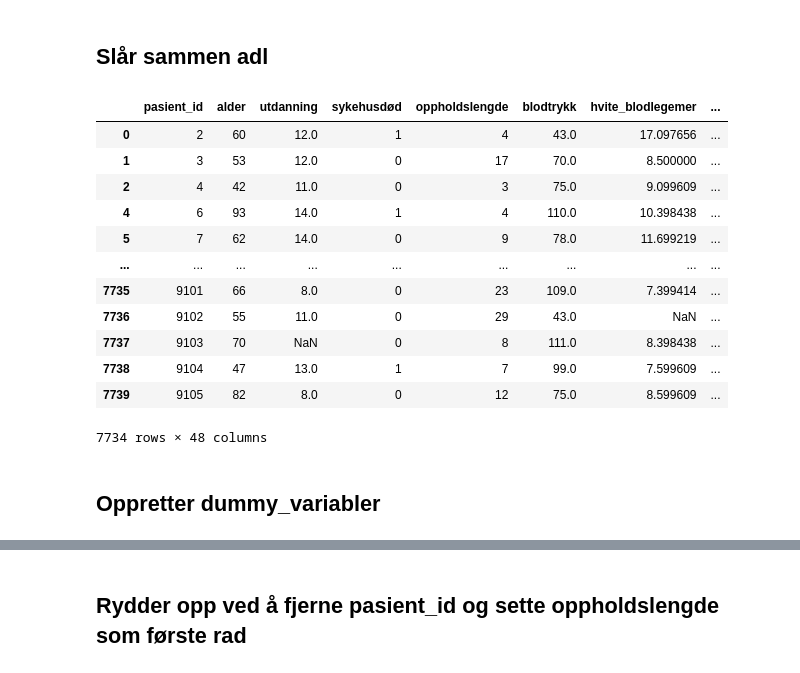
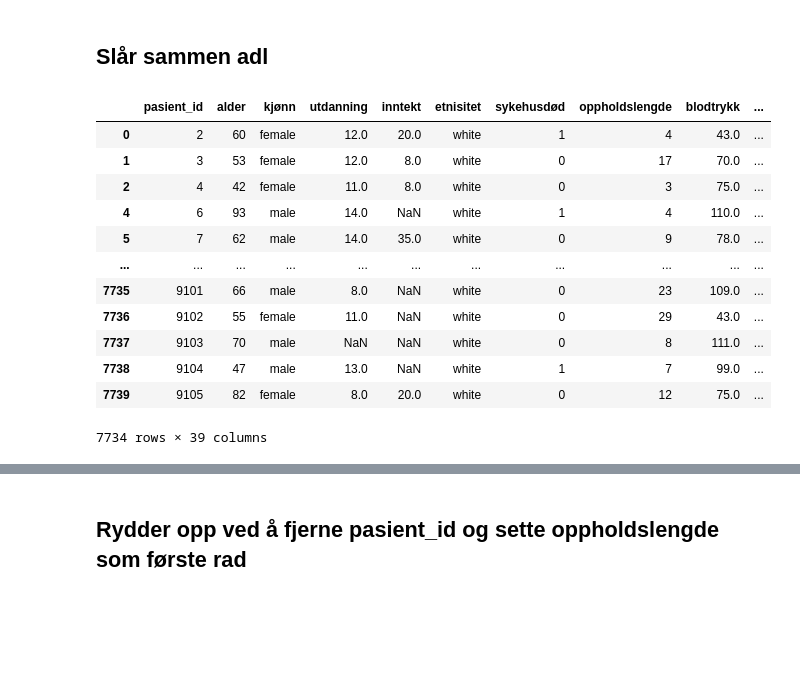
Before and after one commit to JakobBerg-Projects/Data-Science-Sykehusopphold, a Jupyter notebook: src/datatilberedning.ipynb, the cells around one changed output, grey strips where cells are left out. Saved outputs shown, nothing was run; the diff lists cells and outputs as text; code cells hidden in the pictures; blank space fills up the shorter version.

```diff
--- a/src/datatilberedning.ipynb
+++ b/src/datatilberedning.ipynb
@@ -137,3 +151,0 @@ pasient_info_df
-# %%
-pasient_info_df = pd.get_dummies(pasient_info_df, columns=['kjønn'], drop_first=True)
-pasient_info_df
@@ -156,8 +152,2 @@ pasient_info_df
-# %%
-pasient_info_df = pd.get_dummies(pasient_info_df, columns=['etnisitet'], dummy_na=True)
 # %% [markdown]
 ## Mapper Inntekt til dummyvariabler
-# %%
-
-pasient_info_df = pd.get_dummies(pasient_info_df, columns=['inntekt'], dummy_na=True)
-pasient_info_df
@@ -177,0 +154,9 @@ pasient_info_df
+# %%
+income_mapping ={
+    'under $11k': 8,
+    '$11-$25k' : 20,
+    '$25-$50k':35,
+    '>$50k ' : 60
+}
+pasient_info_df['inntekt'] = pasient_info_df['inntekt'].map(income_mapping)
+pasient_info_df
@@ -180,27 +179,24 @@ pasient_info_df
 # %%
 # Attempt to use 'adl_pasient' first
 pasient_info_df['adl'] = pasient_info_df['adl_pasient']
 
 # Where 'adl_pasient' is missing, use 'adl_stedfortreder'
 pasient_info_df['adl'].fillna(pasient_info_df['adl_stedfortreder'], inplace=True)
 
 # Drop the original columns
 pasient_info_df.drop(columns=['adl_pasient', 'adl_stedfortreder'], inplace=True)
-pasient_info_df['adl'].fillna(pasient_info_df['adl'].median(), inplace=True)
 pasient_info_df
 # %% [output]
-|  | pasient_id | alder | utdanning | sykehusdød | oppholdslengde | blodtrykk | hvite_blodlegemer | ... |
-| 0 | 2 | 60 | 12.0 | 1 | 4 | 43.0 | 17.097656 | ... |
-| 1 | 3 | 53 | 12.0 | 0 | 17 | 70.0 | 8.500000 | ... |
-| 2 | 4 | 42 | 11.0 | 0 | 3 | 75.0 | 9.099609 | ... |
-| 4 | 6 | 93 | 14.0 | 1 | 4 | 110.0 | 10.398438 | ... |
-| 5 | 7 | 62 | 14.0 | 0 | 9 | 78.0 | 11.699219 | ... |
-| ... | ... | ... | ... | ... | ... | ... | ... | ... |
-| 7735 | 9101 | 66 | 8.0 | 0 | 23 | 109.0 | 7.399414 | ... |
-| 7736 | 9102 | 55 | 11.0 | 0 | 29 | 43.0 | NaN | ... |
-| 7737 | 9103 | 70 | NaN | 0 | 8 | 111.0 | 8.398438 | ... |
-| 7738 | 9104 | 47 | 13.0 | 1 | 7 | 99.0 | 7.599609 | ... |
-| 7739 | 9105 | 82 | 8.0 | 0 | 12 | 75.0 | 8.599609 | ... |
+|  | pasient_id | alder | kjønn | utdanning | inntekt | etnisitet | sykehusdød | oppholdslengde | blodtrykk | ... |
+| 0 | 2 | 60 | female | 12.0 | 20.0 | white | 1 | 4 | 43.0 | ... |
+| 1 | 3 | 53 | female | 12.0 | 8.0 | white | 0 | 17 | 70.0 | ... |
+| 2 | 4 | 42 | female | 11.0 | 8.0 | white | 0 | 3 | 75.0 | ... |
+| 4 | 6 | 93 | male | 14.0 | NaN | white | 1 | 4 | 110.0 | ... |
+| 5 | 7 | 62 | male | 14.0 | 35.0 | white | 0 | 9 | 78.0 | ... |
+| ... | ... | ... | ... | ... | ... | ... | ... | ... | ... | ... |
+| 7735 | 9101 | 66 | male | 8.0 | NaN | white | 0 | 23 | 109.0 | ... |
+| 7736 | 9102 | 55 | female | 11.0 | NaN | white | 0 | 29 | 43.0 | ... |
+| 7737 | 9103 | 70 | male | NaN | NaN | white | 0 | 8 | 111.0 | ... |
+| 7738 | 9104 | 47 | male | 13.0 | NaN | white | 1 | 7 | 99.0 | ... |
+| 7739 | 9105 | 82 | female | 8.0 | 20.0 | white | 0 | 12 | 75.0 | ... |
-7734 rows × 48 columns
+7734 rows × 39 columns
-# %% [markdown]
-## Oppretter dummy_variabler
```
Also changed, not shown: parts of 32 cells of this notebook, 8 other files.
